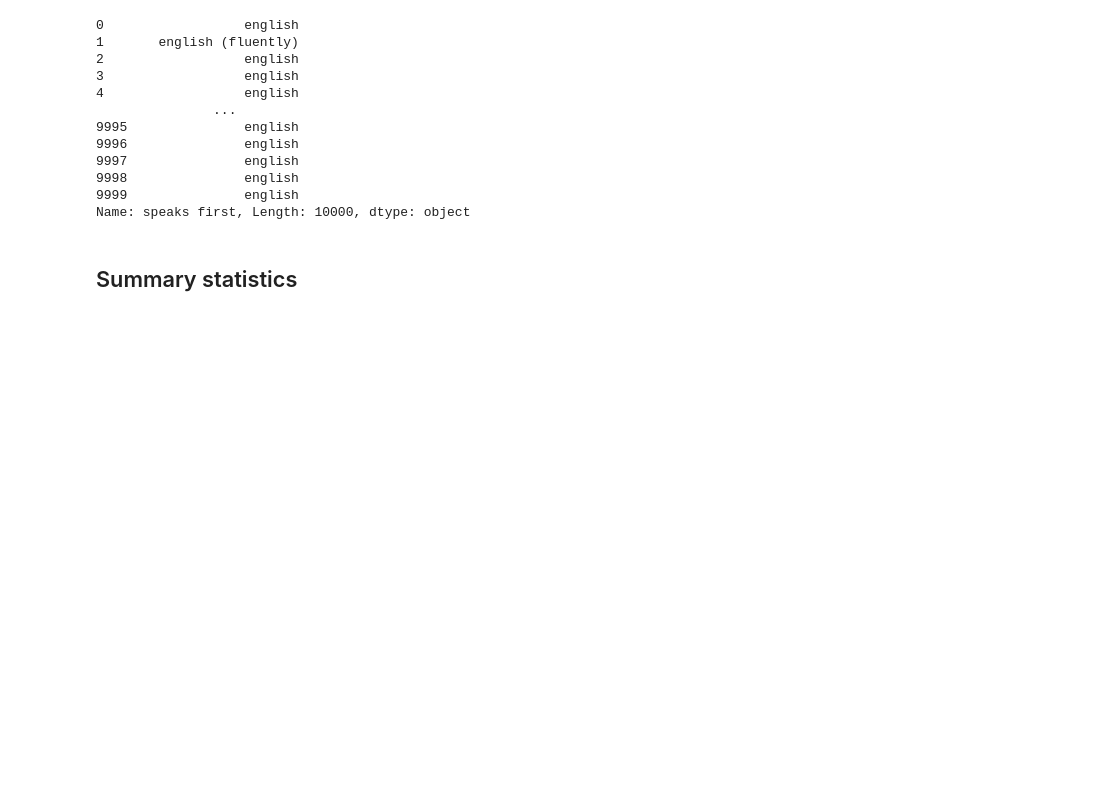
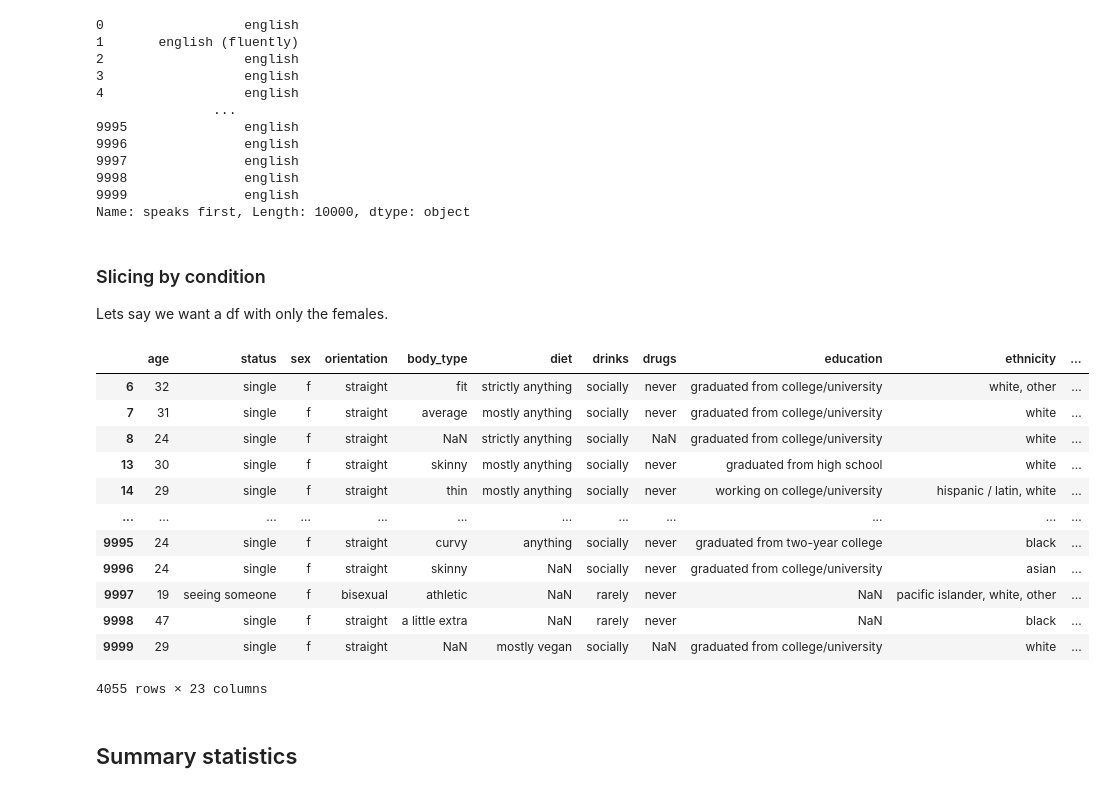
Before and after one commit to ErezFeuer/data-science, a Jupyter notebook: tirgul/tirgul_1/tutorial_1.ipynb, the cells around one changed output. Drawn from its saved outputs; the diff is of its cells as text; code cells hidden in the pictures; blank space fills up the shorter version.

```diff
--- a/tirgul/tirgul_1/tutorial_1.ipynb
+++ b/tirgul/tirgul_1/tutorial_1.ipynb
@@ -356,6 +360,26 @@ okcupid_df['speaks first']
 9998               english
 9999               english
 Name: speaks first, Length: 10000, dtype: object
+# %% [markdown]
+### Slicing by condition
+Lets say we want a df with only the females.
+# %%
+f_okcupid_df = okcupid_df.loc[okcupid_df['sex'] == 'f']
+f_okcupid_df
+# %% [output]
+|  | age | status | sex | orientation | body_type | diet | drinks | drugs | education | ethnicity | ... |
+| 6 | 32 | single | f | straight | fit | strictly anything | socially | never | graduated from college/university | white, other | ... |
+| 7 | 31 | single | f | straight | average | mostly anything | socially | never | graduated from college/university | white | ... |
+| 8 | 24 | single | f | straight | NaN | strictly anything | socially | NaN | graduated from college/university | white | ... |
+| 13 | 30 | single | f | straight | skinny | mostly anything | socially | never | graduated from high school | white | ... |
+| 14 | 29 | single | f | straight | thin | mostly anything | socially | never | working on college/university | hispanic / latin, white | ... |
+| ... | ... | ... | ... | ... | ... | ... | ... | ... | ... | ... | ... |
+| 9995 | 24 | single | f | straight | curvy | anything | socially | never | graduated from two-year college | black | ... |
+| 9996 | 24 | single | f | straight | skinny | NaN | socially | never | graduated from college/university | asian | ... |
+| 9997 | 19 | seeing someone | f | bisexual | athletic | NaN | rarely | never | NaN | pacific islander, white, other | ... |
+| 9998 | 47 | single | f | straight | a little extra | NaN | rarely | never | NaN | black | ... |
+| 9999 | 29 | single | f | straight | NaN | mostly vegan | socially | NaN | graduated from college/university | white | ... |
+4055 rows × 23 columns
 # %% [markdown]
 ## Summary statistics
 # %% [markdown]
```
Also changed, not shown: parts of 3 cells of this notebook, 6 other files.
